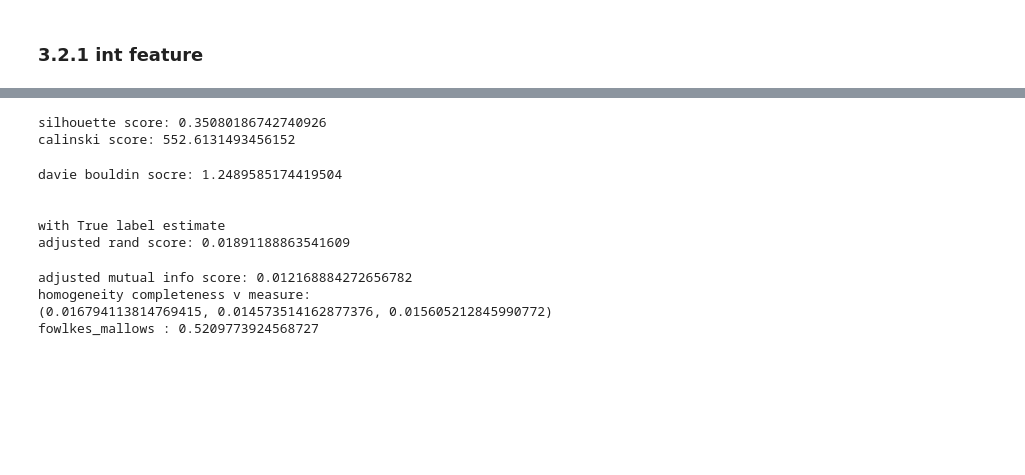
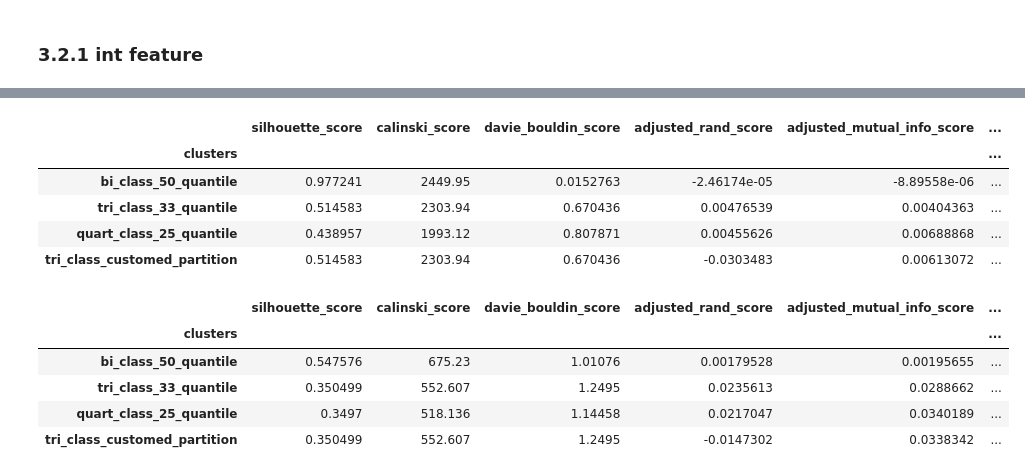
Before and after one commit to chembed/DeepChEmbed, a Jupyter notebook: deepchembed/notebook_scripts/bod_cluster_quantile.ipynb, the cells around one changed output, grey strips where cells are left out. Drawn from its saved outputs; the diff is of its cells as text; code cells hidden in the pictures; blank space fills up the shorter version.

```diff
--- a/deepchembed/notebook_scripts/bod_cluster_quantile.ipynb
+++ b/deepchembed/notebook_scripts/bod_cluster_quantile.ipynb
@@ -280,16 +196,35 @@ fowlkes_mallows : 0.5907397477034864
-# %%
-no_label_metrics(selected_int_feat.values, label_3_custom_int)
-print('\n')
-true_label_metrics(true_label_triclass, label_3_custom_int)
-# %% [output]
-silhouette score: 0.35080186742740926
-calinski score: 552.6131493456152
-davie bouldin socre: 1.2489585174419504
-
-
-with True label estimate
-adjusted rand score: 0.01891188863541609
-adjusted mutual info score: 0.012168884272656782
-homogeneity completeness v measure:
-(0.016794113814769415, 0.014573514162877376, 0.015605212845990772)
-fowlkes_mallows : 0.5209773924568727
+# %%
+kmeans_cluster = KMeans(n_clusters=2)
+metrics = []
+for i in range(len(n_clusters)):
+    kmeans_cluster.n_clusters = n_clusters[i]
+    kmeans_cluster.bulid_kmeans_cluster()
+    a, metric = kmeans_cluster.train_model(selected_float_feat.values,
+                                           true_labels=true_labels[i],
+                                           print_metric=False)
+    metrics.append(metric)
+# %%
+float_metrics_df = pd.DataFrame(columns=metrics[0].keys())
+float_metrics_df['clusters'] = cluster_name
+float_metrics_df = float_metrics_df.set_index('clusters')
+
+for i in range(len(metrics)):
+    float_metrics_df.loc[cluster_name[i]] = pd.Series(metrics[i])
+
+float_metrics_df
+# %% [output]
+|  | silhouette_score | calinski_score | davie_bouldin_score | adjusted_rand_score | adjusted_mutual_info_score | ... |
+| clusters |  |  |  |  |  | ... |
+| bi_class_50_quantile | 0.977241 | 2449.95 | 0.0152763 | -2.46174e-05 | -8.89558e-06 | ... |
+| tri_class_33_quantile | 0.514583 | 2303.94 | 0.670436 | 0.00476539 | 0.00404363 | ... |
+| quart_class_25_quantile | 0.438957 | 1993.12 | 0.807871 | 0.00455626 | 0.00688868 | ... |
+| tri_class_customed_partition | 0.514583 | 2303.94 | 0.670436 | -0.0303483 | 0.00613072 | ... |
+# %%
+int_metrics_df
+# %% [output]
+|  | silhouette_score | calinski_score | davie_bouldin_score | adjusted_rand_score | adjusted_mutual_info_score | ... |
+| clusters |  |  |  |  |  | ... |
+| bi_class_50_quantile | 0.547576 | 675.23 | 1.01076 | 0.00179528 | 0.00195655 | ... |
+| tri_class_33_quantile | 0.350499 | 552.607 | 1.2495 | 0.0235613 | 0.0288662 | ... |
+| quart_class_25_quantile | 0.3497 | 518.136 | 1.14458 | 0.0217047 | 0.0340189 | ... |
+| tri_class_customed_partition | 0.350499 | 552.607 | 1.2495 | -0.0147302 | 0.0338342 | ... |
```
Also changed, not shown: parts of 79 cells of this notebook, 4 other files.
